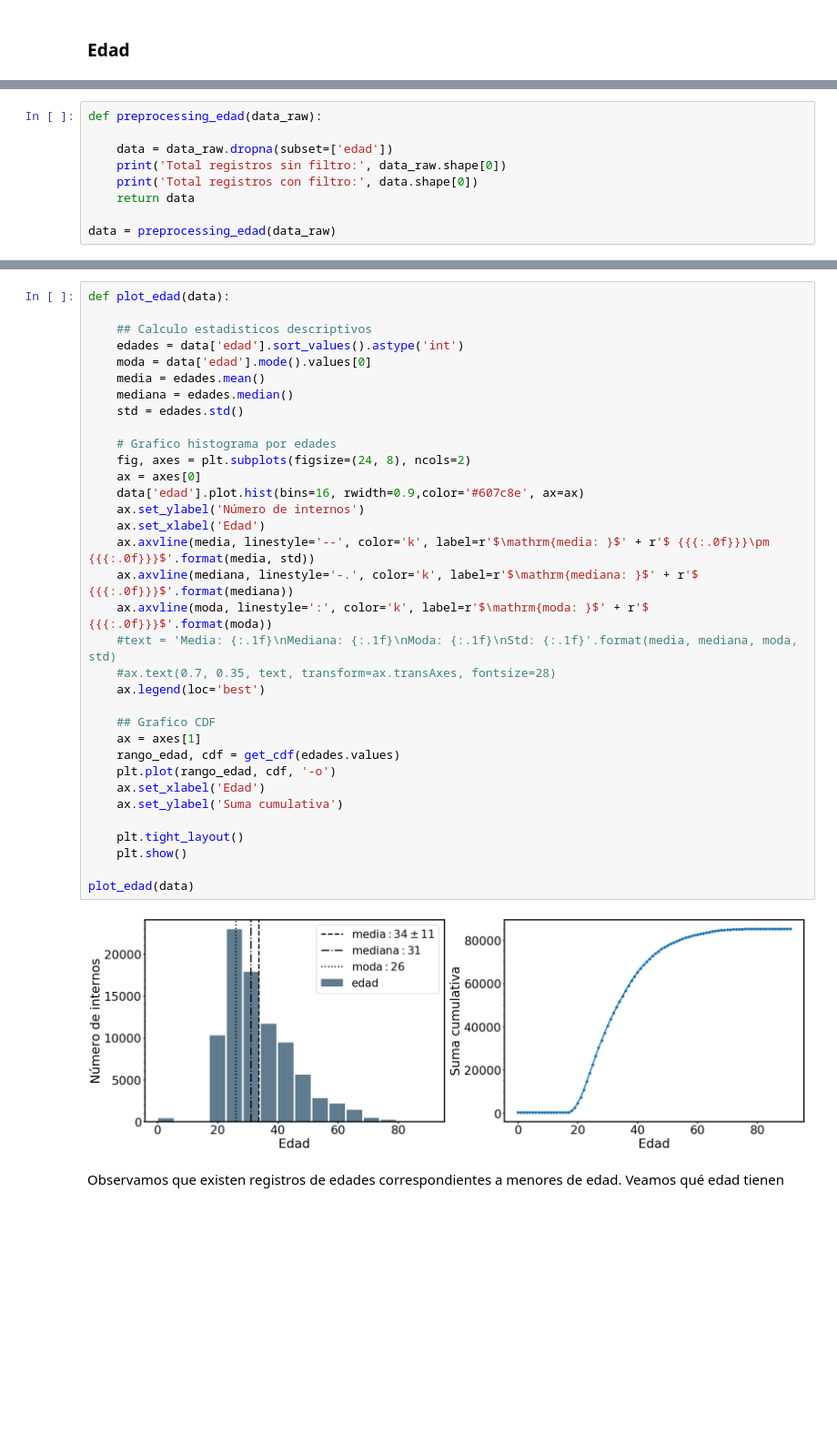
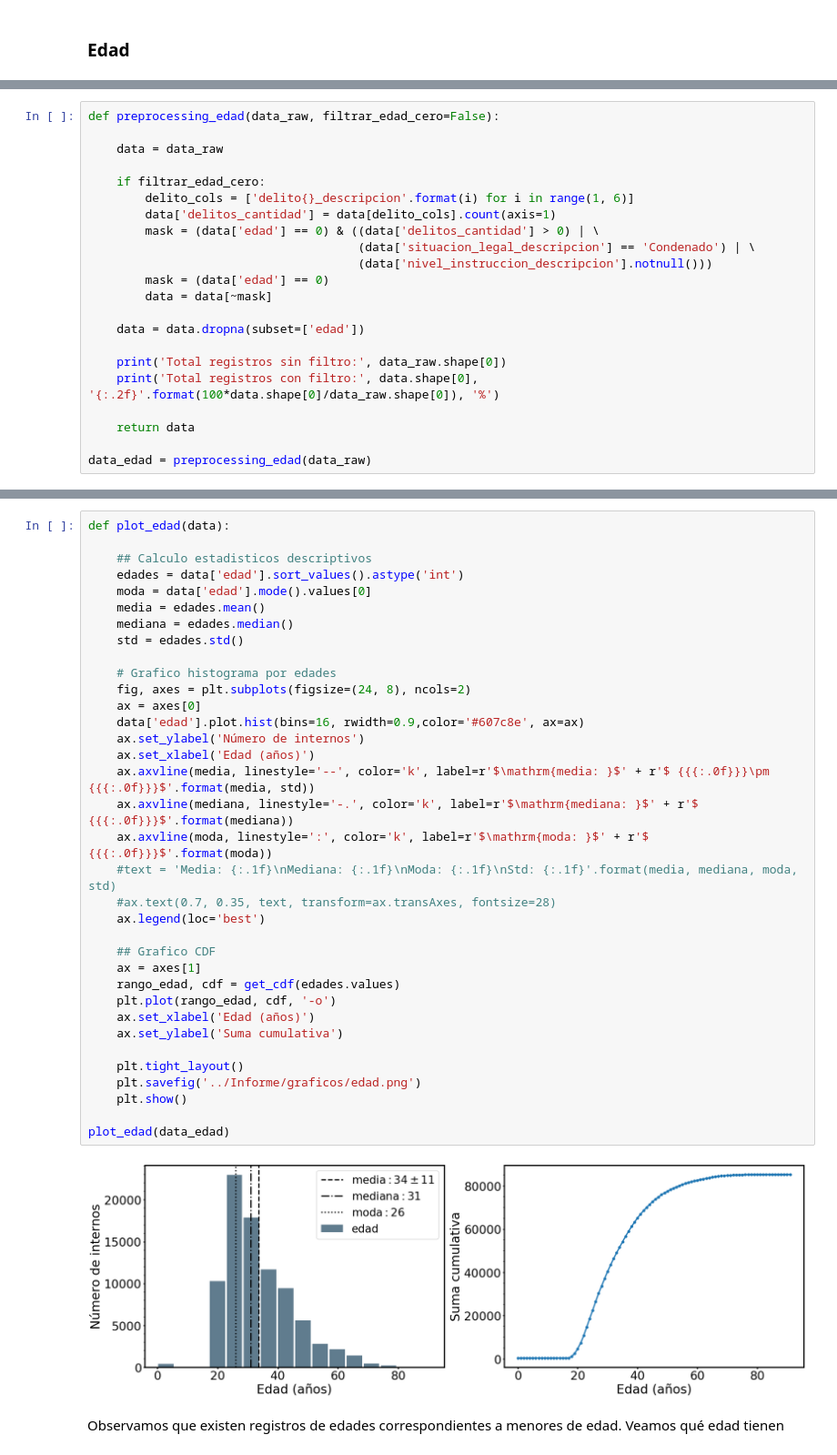
Before and after one commit to nahuelalmeira/poblacionPenal, a Jupyter notebook: VisualizacionYAnalisis/DiploDatos_PoblacionPenitenciariaArgentina_VyA.ipynb, the cells around one changed output, grey strips where cells are left out. Shown at 91% size. Saved outputs shown, nothing was run; the diff lists cells and outputs as text; blank space fills up the shorter version.

Commit message:
Agrego descripcion al informe y modifico graficos

```diff
--- a/VisualizacionYAnalisis/DiploDatos_PoblacionPenitenciariaArgentina_VyA.ipynb
+++ b/VisualizacionYAnalisis/DiploDatos_PoblacionPenitenciariaArgentina_VyA.ipynb
@@ -309,11 +309,24 @@ Preprocesamiento: Eliminamos los registros nulos en el campo edad
 # %%
-def preprocessing_edad(data_raw):
+def preprocessing_edad(data_raw, filtrar_edad_cero=False):
 
-    data = data_raw.dropna(subset=['edad'])
+    data = data_raw
+
+    if filtrar_edad_cero:
+        delito_cols = ['delito{}_descripcion'.format(i) for i in range(1, 6)]
+        data['delitos_cantidad'] = data[delito_cols].count(axis=1)
+        mask = (data['edad'] == 0) & ((data['delitos_cantidad'] > 0) | \
+                                      (data['situacion_legal_descripcion'] == 'Condenado') | \
+                                      (data['nivel_instruccion_descripcion'].notnull()))
+        mask = (data['edad'] == 0)
+        data = data[~mask]
+
+    data = data.dropna(subset=['edad'])
+
     print('Total registros sin filtro:', data_raw.shape[0])
-    print('Total registros con filtro:', data.shape[0])
+    print('Total registros con filtro:', data.shape[0], '{:.2f}'.format(100*data.shape[0]/data_raw.shape[0]), '%')
+
     return data
 
-data = preprocessing_edad(data_raw)
+data_edad = preprocessing_edad(data_raw)
 # %% [output]
 Total registros sin filtro: 85283
@@ -323,37 +336,38 @@ def plot_edad(data):
 
     ## Calculo estadisticos descriptivos
     edades = data['edad'].sort_values().astype('int')
     moda = data['edad'].mode().values[0]
     media = edades.mean()
     mediana = edades.median()
     std = edades.std()
 
     # Grafico histograma por edades
     fig, axes = plt.subplots(figsize=(24, 8), ncols=2)
     ax = axes[0]
     data['edad'].plot.hist(bins=16, rwidth=0.9,color='#607c8e', ax=ax)
     ax.set_ylabel('Número de internos')
-    ax.set_xlabel('Edad')
+    ax.set_xlabel('Edad (años)')
     ax.axvline(media, linestyle='--', color='k', label=r'$\mathrm{media: }$' + r'$ {{{:.0f}}}\pm {{{:.0f}}}$'.format(media, std))
     ax.axvline(mediana, linestyle='-.', color='k', label=r'$\mathrm{mediana: }$' + r'$ {{{:.0f}}}$'.format(mediana))
     ax.axvline(moda, linestyle=':', color='k', label=r'$\mathrm{moda: }$' + r'$ {{{:.0f}}}$'.format(moda))
     #text = 'Media: {:.1f}\nMediana: {:.1f}\nModa: {:.1f}\nStd: {:.1f}'.format(media, mediana, moda, std)
     #ax.text(0.7, 0.35, text, transform=ax.transAxes, fontsize=28)
     ax.legend(loc='best')
 
     ## Grafico CDF
     ax = axes[1]
     rango_edad, cdf = get_cdf(edades.values)
     plt.plot(rango_edad, cdf, '-o')
-    ax.set_xlabel('Edad')
+    ax.set_xlabel('Edad (años)')
     ax.set_ylabel('Suma cumulativa')
 
     plt.tight_layout()
+    plt.savefig('../Informe/graficos/edad.png')
     plt.show()
 
-plot_edad(data)
+plot_edad(data_edad)
 # %% [output]
-[figure, old version]
+[figure, new version]
 # %% [markdown]
 Observamos que existen registros de edades correspondientes a menores de edad. Veamos qué edad tienen
 # %%
```
Also changed, not shown: parts of 11 cells of this notebook, 7 other files.
